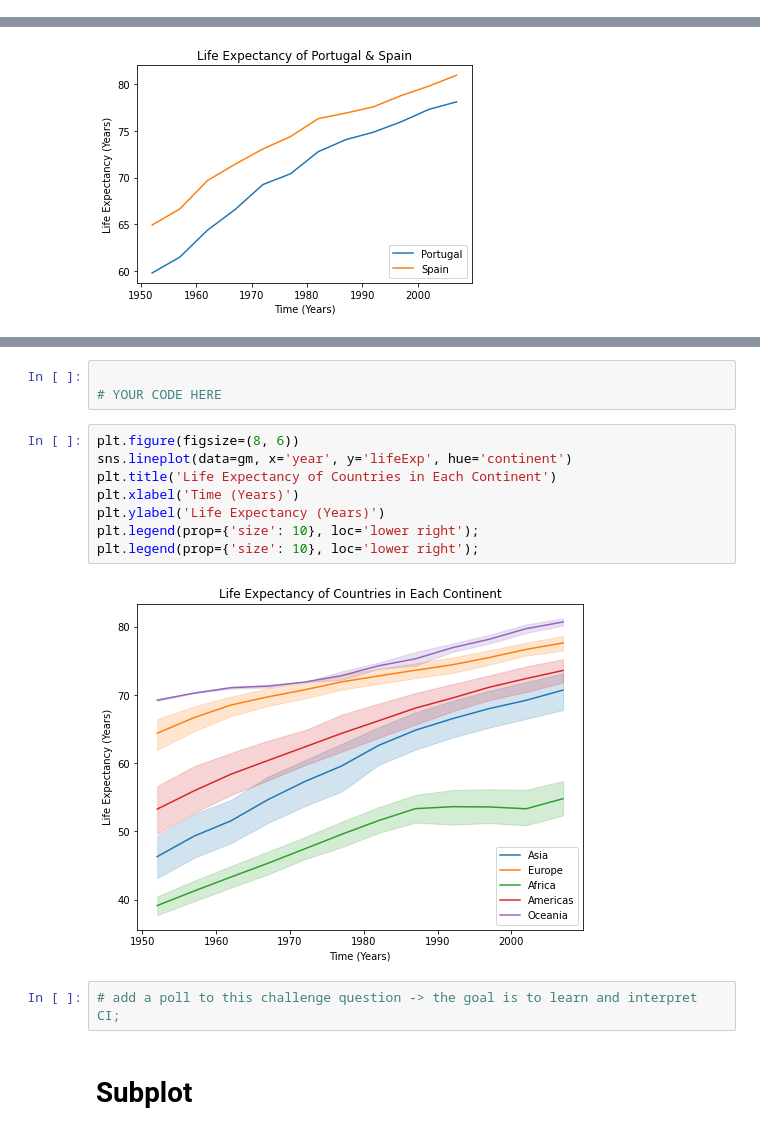
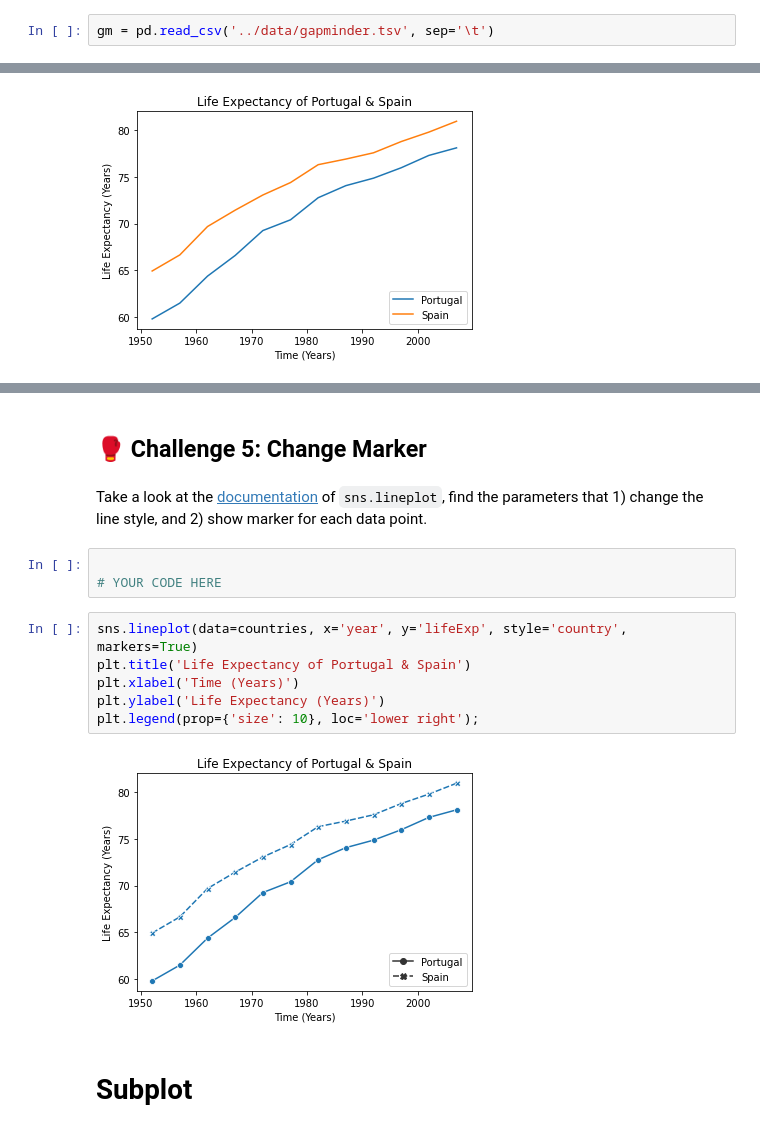
Before and after one commit to annitodd/Python-Data-Visualization, a Jupyter notebook: lessons/02_python_data_visualization.ipynb, the cells around one changed output, grey strips where cells are left out. Saved outputs shown, nothing was run; the diff lists cells and outputs as text.

```diff
--- a/lessons/02_python_data_visualization.ipynb
+++ b/lessons/02_python_data_visualization.ipynb
@@ -29,3 +45,5 @@
+# %%
+gm = pd.read_csv('../data/gapminder.tsv', sep='\t')
 # %% [markdown]
 <a id='section6'></a>
 
@@ -156,18 +199,18 @@ plt.legend(prop={'size': 10}, loc='lower right');
+# %% [markdown]
+## 🥊 Challenge 5: Change Marker
+# %% [markdown]
+Take a look at the [documentation](https://seaborn.pydata.org/generated/seaborn.lineplot.html) of `sns.lineplot`, find the parameters that 1) change the line style, and 2) show marker for each data point.
 # %%
 
 # YOUR CODE HERE
 # %%
-plt.figure(figsize=(8, 6))
-sns.lineplot(data=gm, x='year', y='lifeExp', hue='continent')
-plt.title('Life Expectancy of Countries in Each Continent')
+sns.lineplot(data=countries, x='year', y='lifeExp', style='country', markers=True)
+plt.title('Life Expectancy of Portugal & Spain')
 plt.xlabel('Time (Years)')
 plt.ylabel('Life Expectancy (Years)')
 plt.legend(prop={'size': 10}, loc='lower right');
-plt.legend(prop={'size': 10}, loc='lower right');
 # %% [output]
-[figure, old version]
+[figure, new version]
-# %%
-# add a poll to this challenge question -> the goal is to learn and interpret CI;
 # %% [markdown]
 <a id='section8'></a>
 
```
Also changed, not shown: parts of 21 cells of this notebook, 3 other files.
